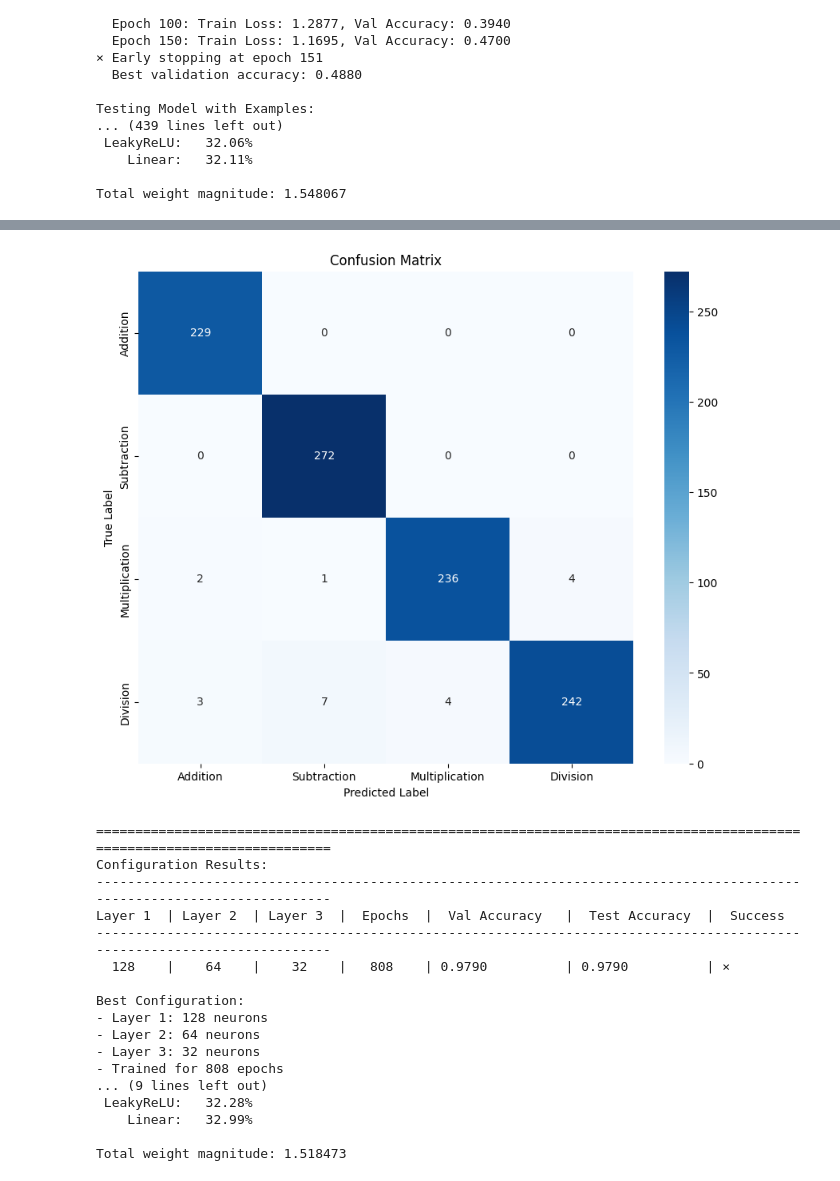
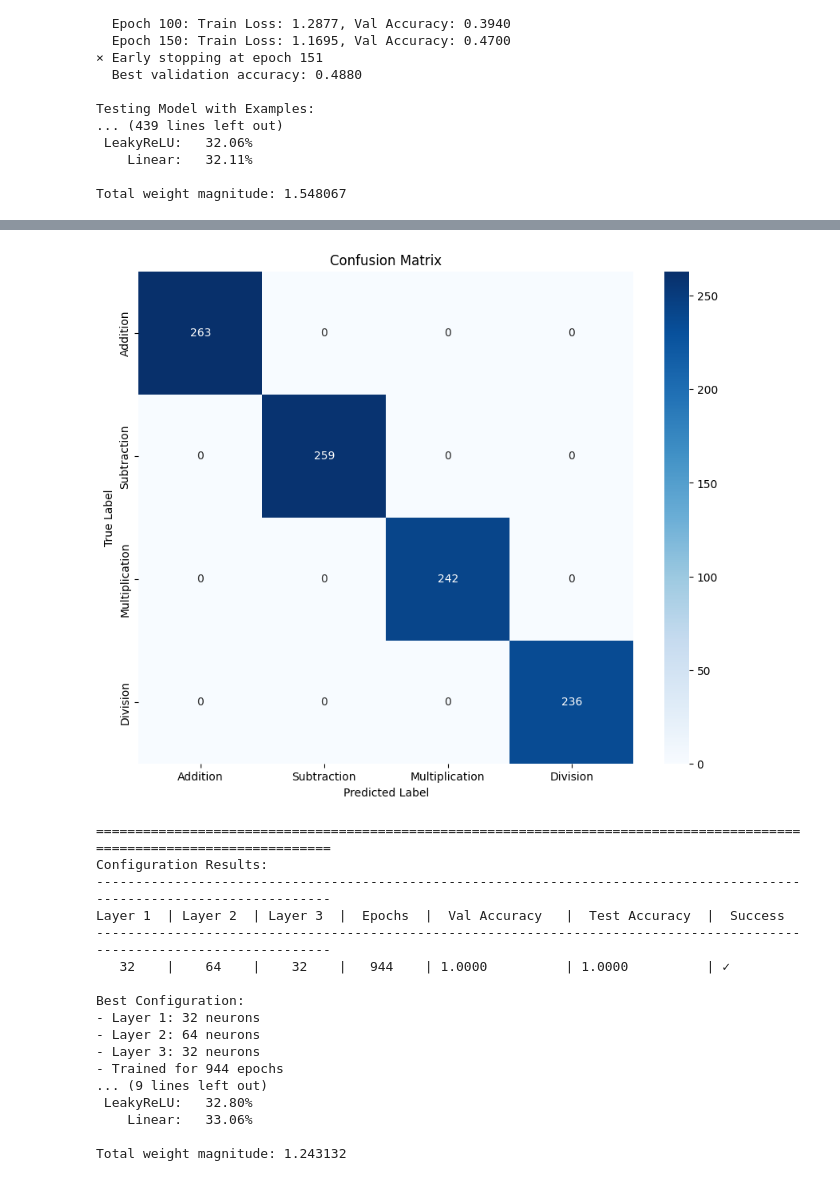
Before and after one commit to kshitijdesai99/Neural_Network_experiments, a Jupyter notebook: Experiment_4-Calculator_classifier.ipynb, the cells around one changed output, grey strips where cells are left out. Drawn from its saved outputs; the diff is of its cells as text; code cells hidden in the pictures.

```diff
--- a/Experiment_4-Calculator_classifier.ipynb
+++ b/Experiment_4-Calculator_classifier.ipynb
@@ -452,43 +452,51 @@ def analyze_activations(model):
 
 def generate_data(num_samples=1000):
    """Generate training data for arithmetic operations"""
-   a = np.random.uniform(-10, 10, num_samples)
-   b = np.random.uniform(-10, 10, num_samples)
+   X = []
+   y = []
+   operations = ['add', 'subtract', 'multiply', 'divide']
 
-   # Increase minimum threshold for b values
-   b[np.abs(b) < 0.5] = 0.5 * np.sign(b[np.abs(b) < 0.5])
+   while len(X) < num_samples:
+       # Use integers for a and b
+       a = np.random.randint(-10, 11)
+       b = np.random.randint(-10, 11)
 
-   # Round values to reduce floating point issues
-   a = np.round(a, 2)
-   b = np.round(b, 2)
+       # Avoid division by zero
+       if b == 0:
+           b = 1
 
-   # Create results for all operations
-   results = np.zeros((num_samples, 4))
-   results[:, 0] = a + b      # Addition
-   results[:, 1] = a - b      # Subtraction
-   results[:, 2] = a * b      # Multiplication
-   results[:, 3] = a / b      # Division
+       # For division operation, ensure it produces integer results
+       if a % b != 0:
+           continue
 
-   # For each sample, select one operation randomly
-   selected_ops = np.random.randint(0, 4, num_samples)
-   c = np.zeros(num_samples)
+       # Calculate results for all operations
+       results = {
+           'add': a + b,
+           'subtract': a - b,
+           'multiply': a * b,
+           'divide': a / b
+       }
 
-   for i in range(num_samples):
-       c[i] = results[i, selected_ops[i]]
+       # Check if any two operations produce the same result
+       values = list(results.values())
+       if len(set(values)) == len(values):
+           # No ambiguity, randomly select an operation
+           selected_op = np.random.choice(operations)
+           c = results[selected_op]
 
-   # Create input features [a, b, c] and labels [operation]
-   X = np.column_stack((a, b, c))
-   y = selected_ops
+           # Add to dataset
+           X.append([a, b, c])
+           y.append(operations.index(selected_op))
 
-   return X, y
+   return np.array(X), np.array(y)
 
-def train_and_evaluate(first_layer_size, second_layer_size, third_layer_size, max_epochs=1000):
+def train_and_evaluate(first_layer_size, second_layer_size, third_layer_size, max_epochs=2000):
    torch.manual_seed(42)
    np.random.seed(42)
 
    # Create model
    model = ArithmeticClassifier(first_layer_size, second_layer_size, third_layer_size)
-   optimizer = optim.Adam(model.parameters(), lr=0.0005, weight_decay=1e-5)
+   optimizer = optim.Adam(model.parameters(), lr=0.0001, weight_decay=1e-6)
    criterion = nn.CrossEntropyLoss()
 
    # Generate data
@@ -506,7 +514,7 @@ def train_and_evaluate(first_layer_size, second_layer_size, third_layer_size, ma
 
    best_val_accuracy = 0
    best_model_state = None
-   patience = 50
+   patience = 100
    no_improve = 0
 
    train_losses = []
@@ -654,7 +662,7 @@ print("Training the best configuration for visualization")
 print("=" * 70)
 
 # Best configuration
-layer1 = 128
+layer1 = 32
 layer2 = 64
 layer3 = 32
 
@@ -704,18 +712,18 @@ Total weight magnitude: 1.518473
-[figure, old version]
+[figure, new version]
 ========================================================================================================================
 Configuration Results:
 ------------------------------------------------------------------------------------------------------------------------
 Layer 1  | Layer 2  | Layer 3  |  Epochs  |  Val Accuracy   |  Test Accuracy  |  Success
 ------------------------------------------------------------------------------------------------------------------------
-  128    |    64    |    32    |   808    | 0.9790          | 0.9790          | ×
+   32    |    64    |    32    |   944    | 1.0000          | 1.0000          | ✓
 
 Best Configuration:
-- Layer 1: 128 neurons
+- Layer 1: 32 neurons
 - Layer 2: 64 neurons
 - Layer 3: 32 neurons
-- Trained for 808 epochs
+- Trained for 944 epochs
 ... (9 lines left out)
- LeakyReLU:   32.28%
-    Linear:   32.99%
+ LeakyReLU:   32.80%
+    Linear:   33.06%
 
-Total weight magnitude: 1.518473
+Total weight magnitude: 1.243132
```
Also changed, not shown: parts of 4 cells of this notebook, 1 other file.
